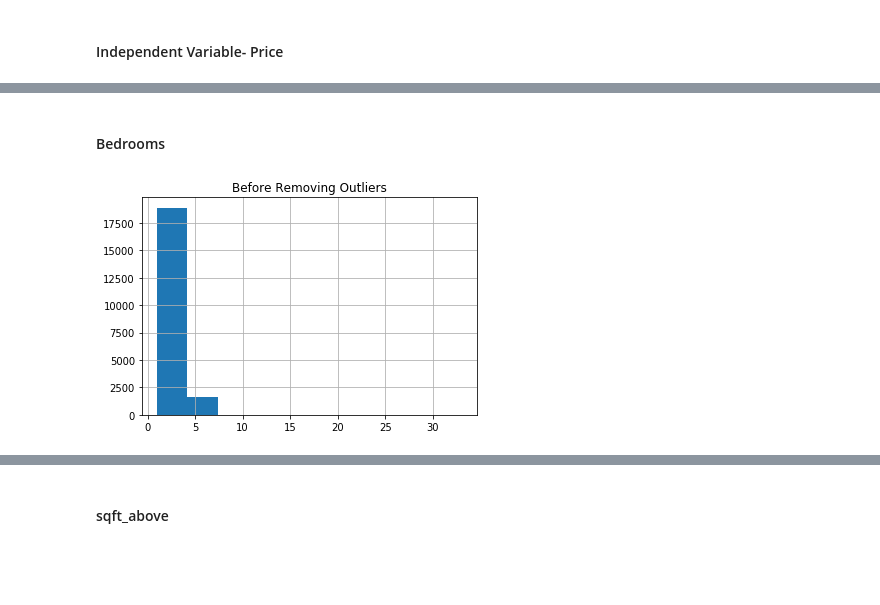
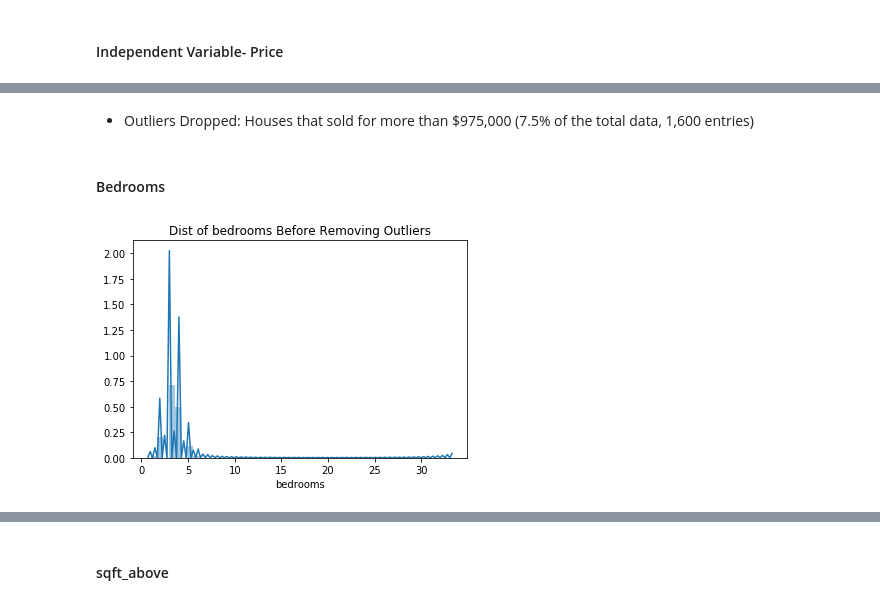
Before and after one commit to shsobieski/Housing-Valuation-Tool, a Jupyter notebook: ProjectNotebook.ipynb, the cells around one changed output, grey strips where cells are left out. Drawn from its saved outputs; the diff is of its cells as text; code cells hidden in the pictures; blank space fills up the shorter version.

Commit message:
Day 6 thorough outlier check

```diff
--- a/ProjectNotebook.ipynb
+++ b/ProjectNotebook.ipynb
@@ -116,3 +115,0 @@ It appears there are some significant outliers causing right leaning skew in the
-# %%
-data = data[data['price']<cutoff]
-data.describe()
@@ -129,7 +116,10 @@ data.describe()
+# %% [markdown]
+- Outliers Dropped: Houses that sold for more than $975,000 (7.5% of the total data, 1,600 entries)
 # %% [markdown]
 #### Bedrooms
 # %%
-plt.title('Before Removing Outliers')
-data['bedrooms'].hist();
+plt.title('Dist of bedrooms Before Removing Outliers')
+sns.distplot(data['bedrooms'])
+plt.show();
 # %% [output]
-[figure, old version]
+[figure, new version]
```
Also changed, not shown: parts of 134 cells of this notebook, 1 other file.
